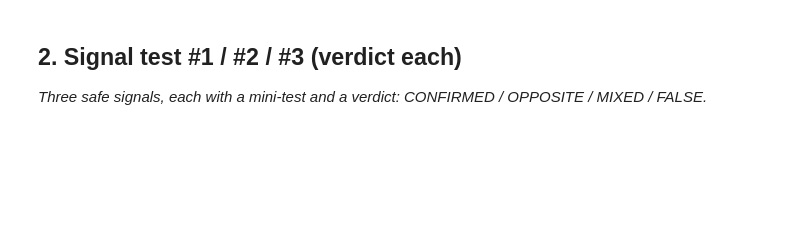
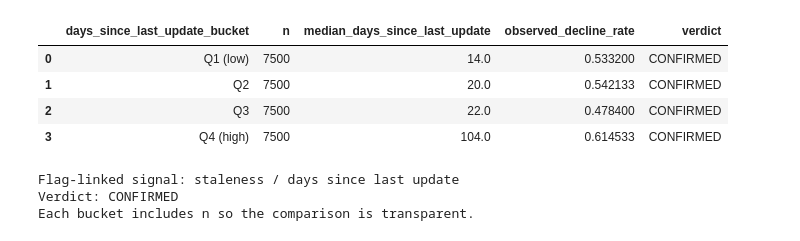
Before and after one commit to Subhash-2910/flyrank-ML-T1, a Jupyter notebook: work/notebooks/w04_signal_audit.ipynb, the cells around one changed output. Saved outputs shown, nothing was run; the diff lists cells and outputs as text; code cells hidden in the pictures; blank space fills up the shorter version.

```diff
--- a/work/notebooks/w04_signal_audit.ipynb
+++ b/work/notebooks/w04_signal_audit.ipynb
@@ -15,7 +190,32 @@ This skeleton is yours to fill. Work the sections **in order** — each one has
 # %%
 # This cell is for CODE (numbers, a query, a check).
 # Write your text answer in the cell ABOVE this one — typing sentences here breaks Run All.
+flag_linked_table = staleness_test[[
+    "bucket",
+    "n",
+    "median_signal",
+    "observed_decline_rate",
+    "verdict"
+]].copy()
+
+flag_linked_table = flag_linked_table.rename(columns={
+    "bucket": "days_since_last_update_bucket",
+    "median_signal": "median_days_since_last_update"
+})
+
+display(flag_linked_table)
+
+staleness_verdict = flag_linked_table["verdict"].iloc[0]
+
+print("Flag-linked signal: staleness / days since last update")
+print("Verdict:", staleness_verdict)
+print("Each bucket includes n so the comparison is transparent.")
+# %% [output]
+|  | days_since_last_update_bucket | n | median_days_since_last_update | observed_decline_rate | verdict |
+| 0 | Q1 (low) | 7500 | 14.0 | 0.533200 | CONFIRMED |
+| 1 | Q2 | 7500 | 20.0 | 0.542133 | CONFIRMED |
+| 2 | Q3 | 7500 | 22.0 | 0.478400 | CONFIRMED |
+| 3 | Q4 (high) | 7500 | 104.0 | 0.614533 | CONFIRMED |
+Flag-linked signal: staleness / days since last update
+Verdict: CONFIRMED
+Each bucket includes n so the comparison is transparent.
-# %% [markdown]
-## 2. Signal test #1 / #2 / #3 (verdict each)
-
-*Three safe signals, each with a mini-test and a verdict: CONFIRMED / OPPOSITE / MIXED / FALSE.*
```
Also changed, not shown: parts of 14 cells of this notebook.
